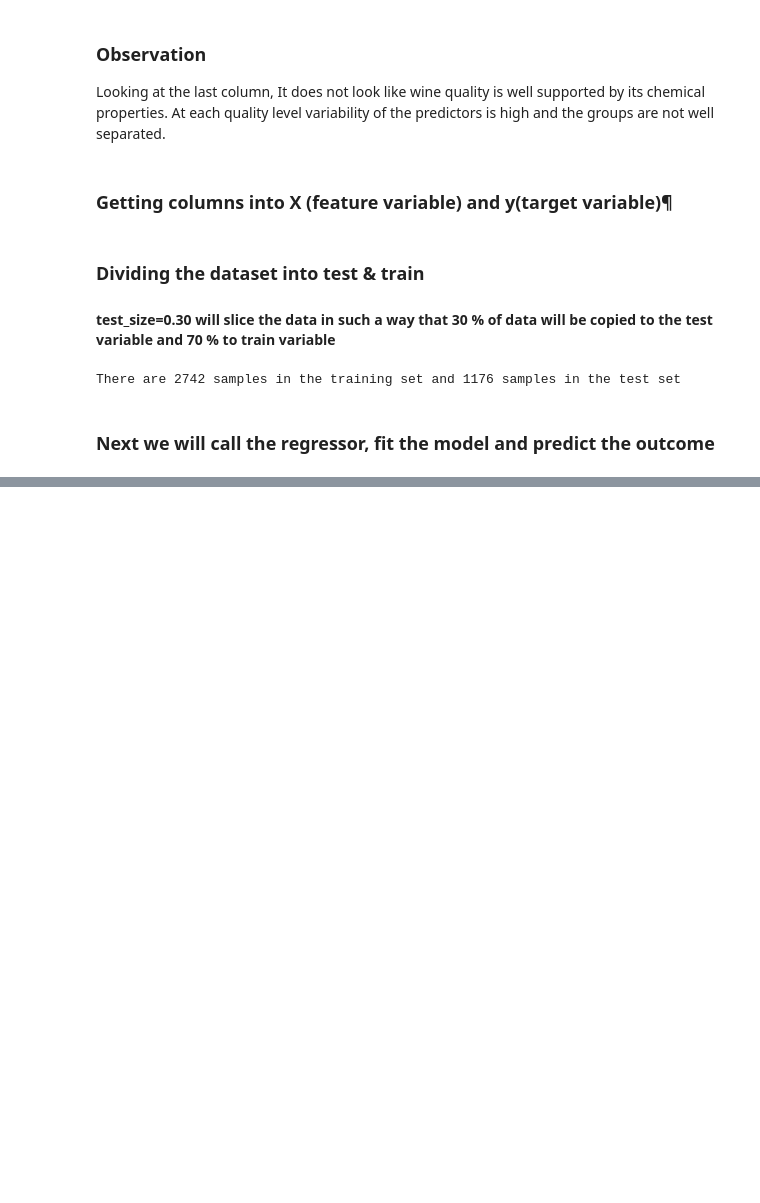
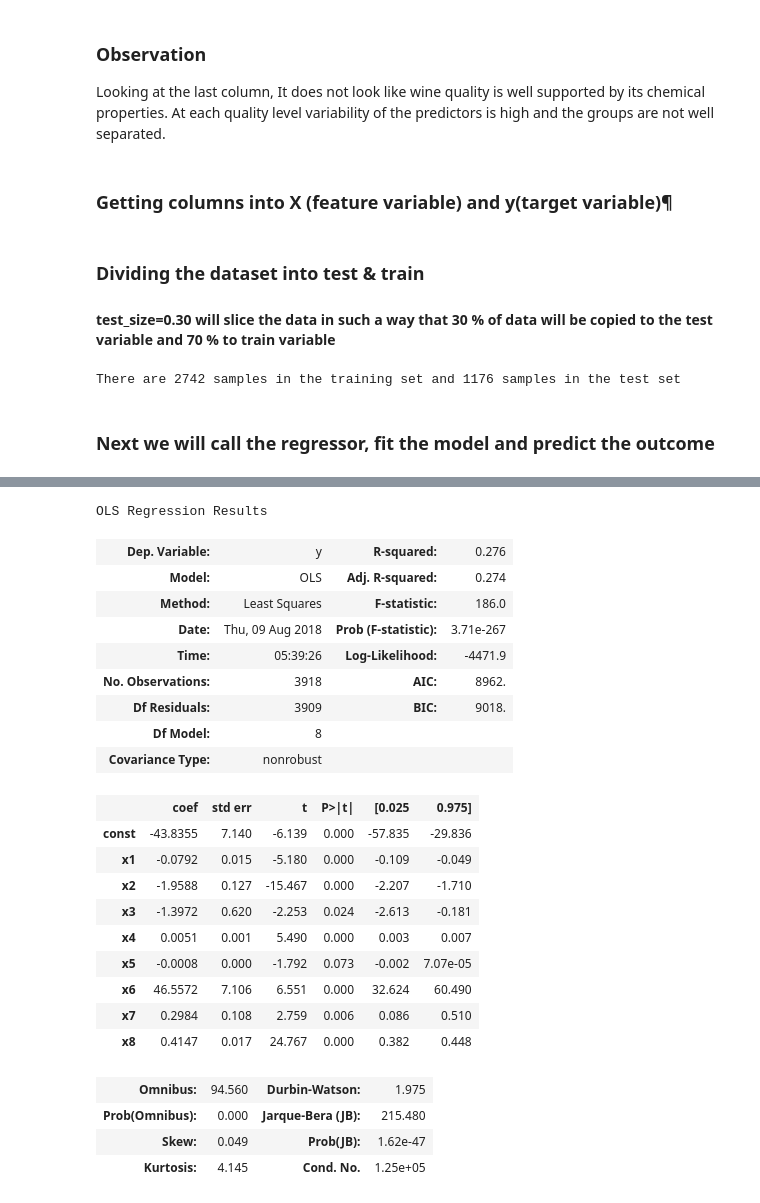
Before and after one commit to jbanerje/Data-Science-and-Machine-Learning, a Jupyter notebook: IPythonNotebook_Learning Projects/UCI Wine Quality Assessment.ipynb, the cells around one changed output, grey strips where cells are left out. Cells and saved outputs as stored; diff of their text form; code cells hidden in the pictures; blank space fills up the shorter version.

```diff
--- a/IPythonNotebook_Learning Projects/UCI Wine Quality Assessment.ipynb
+++ b/IPythonNotebook_Learning Projects/UCI Wine Quality Assessment.ipynb
@@ -448,0 +553,31 @@ dtype: object
+# %%
+# x7 which corresponds to column 9 (pH) will be removed
+X_opt = X_feature[:,[0,1,2,5,6,7,8,10,11]] # These are the column indexes. Removed 3-citric acid and 4-residual sugar
+model = sm.OLS(y_target,X_opt)
+result = model.fit()
+result.summary()
+# %% [output]
+OLS Regression Results
+| Dep. Variable: | y | R-squared: | 0.276 |
+| Model: | OLS | Adj. R-squared: | 0.274 |
+| Method: | Least Squares | F-statistic: | 186.0 |
+| Date: | Thu, 09 Aug 2018 | Prob (F-statistic): | 3.71e-267 |
+| Time: | 05:39:26 | Log-Likelihood: | -4471.9 |
+| No. Observations: | 3918 | AIC: | 8962. |
+| Df Residuals: | 3909 | BIC: | 9018. |
+| Df Model: | 8 |  |  |
+| Covariance Type: | nonrobust |  |  |
+|  | coef | std err | t | P>|t| | [0.025 | 0.975] |
+| const | -43.8355 | 7.140 | -6.139 | 0.000 | -57.835 | -29.836 |
+| x1 | -0.0792 | 0.015 | -5.180 | 0.000 | -0.109 | -0.049 |
+| x2 | -1.9588 | 0.127 | -15.467 | 0.000 | -2.207 | -1.710 |
+| x3 | -1.3972 | 0.620 | -2.253 | 0.024 | -2.613 | -0.181 |
+| x4 | 0.0051 | 0.001 | 5.490 | 0.000 | 0.003 | 0.007 |
+| x5 | -0.0008 | 0.000 | -1.792 | 0.073 | -0.002 | 7.07e-05 |
+| x6 | 46.5572 | 7.106 | 6.551 | 0.000 | 32.624 | 60.490 |
+| x7 | 0.2984 | 0.108 | 2.759 | 0.006 | 0.086 | 0.510 |
+| x8 | 0.4147 | 0.017 | 24.767 | 0.000 | 0.382 | 0.448 |
+| Omnibus: | 94.560 | Durbin-Watson: | 1.975 |
+| Prob(Omnibus): | 0.000 | Jarque-Bera (JB): | 215.480 |
+| Skew: | 0.049 | Prob(JB): | 1.62e-47 |
+| Kurtosis: | 4.145 | Cond. No. | 1.25e+05 |
```
Also changed, not shown: parts of 23 cells of this notebook.
